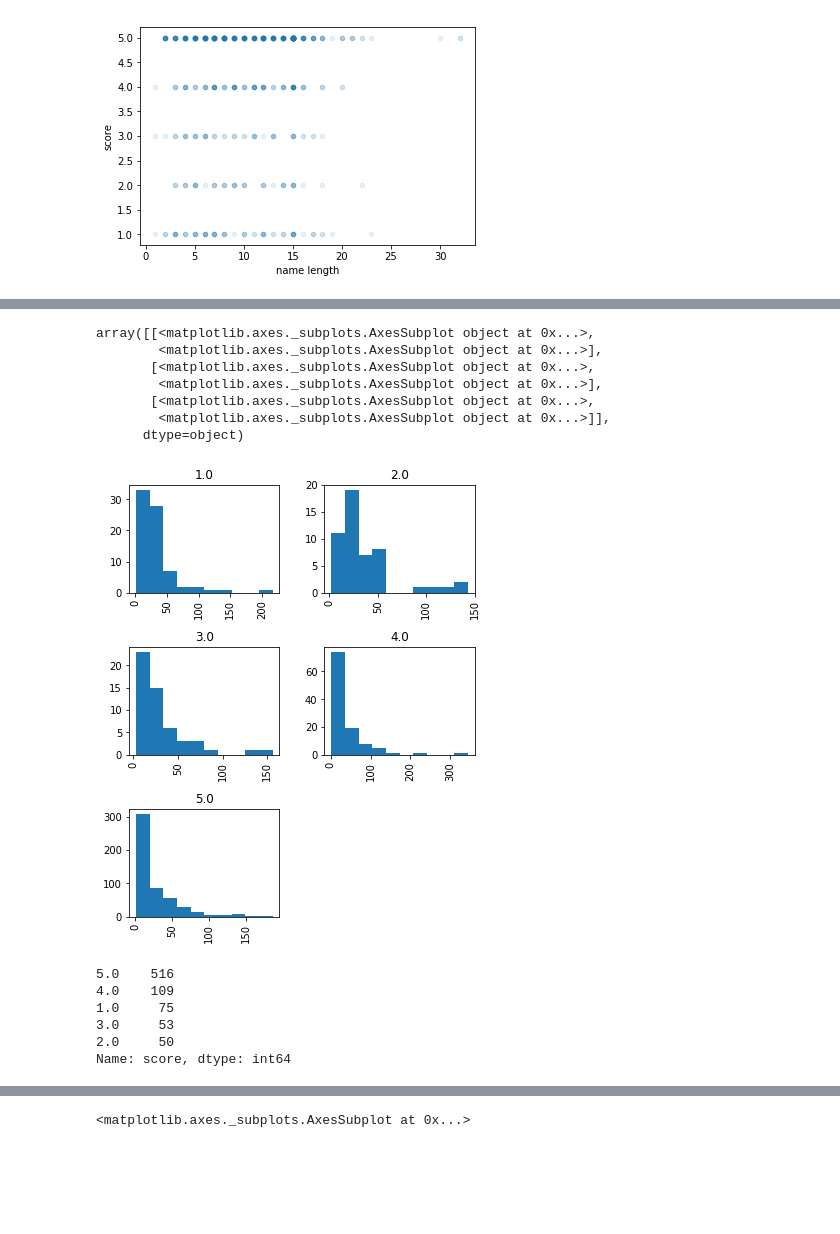
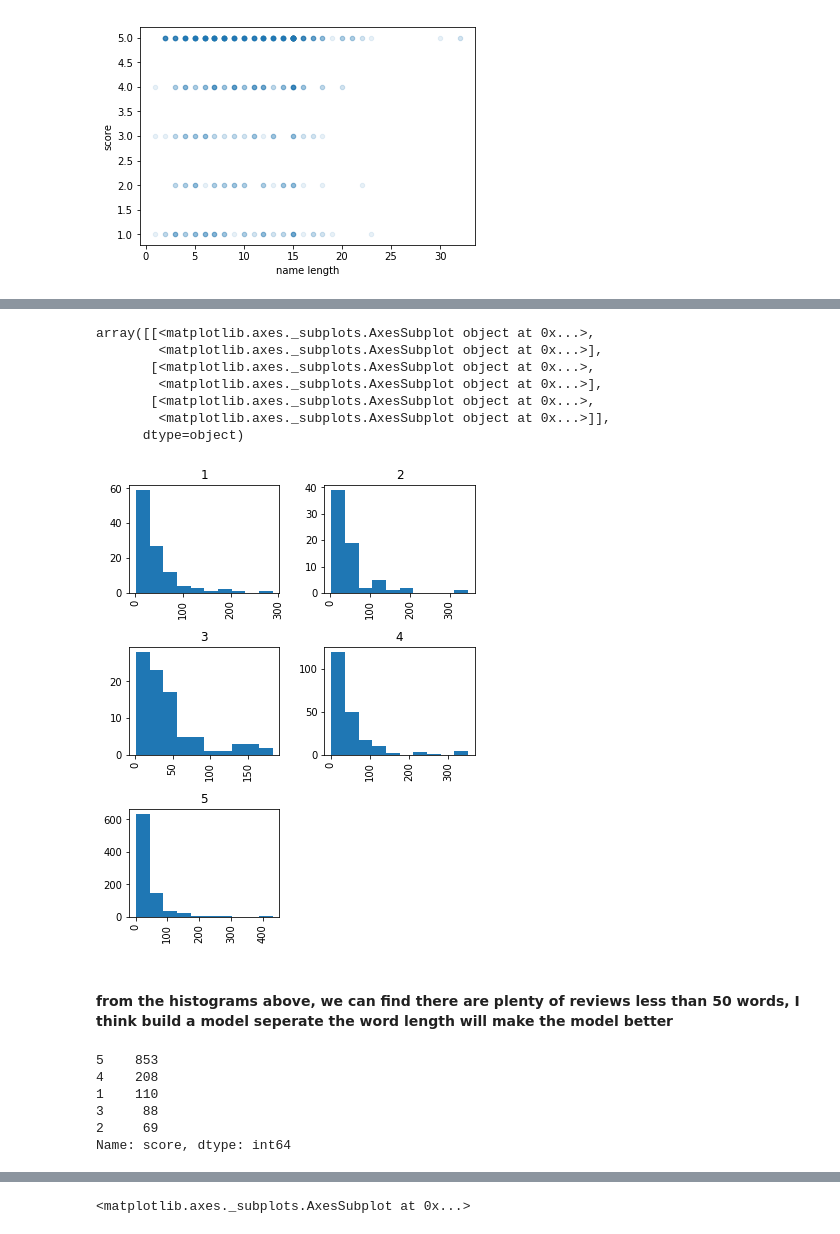
Before and after one commit to nichengzhi/chengzhi_ni, a Jupyter notebook: Assignment_03/Untitled.ipynb, the cells around one changed output, grey strips where cells are left out. Saved outputs shown, nothing was run; the diff lists cells and outputs as text; code cells hidden in the pictures; blank space fills up the shorter version.

```diff
--- a/Assignment_03/Untitled.ipynb
+++ b/Assignment_03/Untitled.ipynb
@@ -14,0 +10,2 @@ for review in reviews:
+# %%
+review_list = pd.read_json('reviews.json', lines=True)
@@ -51,22 +120,24 @@ review_list.plot.scatter(x='name length', y='score',alpha = 0.1)
 # %%
-review_list['text length'].hist(by = review_list['score'], figsize = (6,8))
+review_list['text length'].hist(bins = 10,by = review_list['score'], figsize = (6,8))
 # %% [output]
 array([[<matplotlib.axes._subplots.AxesSubplot object at 0x...>,
         <matplotlib.axes._subplots.AxesSubplot object at 0x...>],
        [<matplotlib.axes._subplots.AxesSubplot object at 0x...>,
         <matplotlib.axes._subplots.AxesSubplot object at 0x...>],
        [<matplotlib.axes._subplots.AxesSubplot object at 0x...>,
         <matplotlib.axes._subplots.AxesSubplot object at 0x...>]],
       dtype=object)
-[figure, old version]
+[figure, new version]
+# %% [markdown]
+#### from the histograms above, we can find there are plenty of reviews less than 50 words, I think build a model seperate the word length will make the model better
 # %%
 pd.value_counts(review_list['score'])
 # %% [output]
-5.0    516
-4.0    109
-1.0     75
-3.0     53
-2.0     50
+5    853
+4    208
+1    110
+3     88
+2     69
 Name: score, dtype: int64
 # %%
 review_list['text length'].describe()
```
Also changed, not shown: parts of 112 cells of this notebook.
